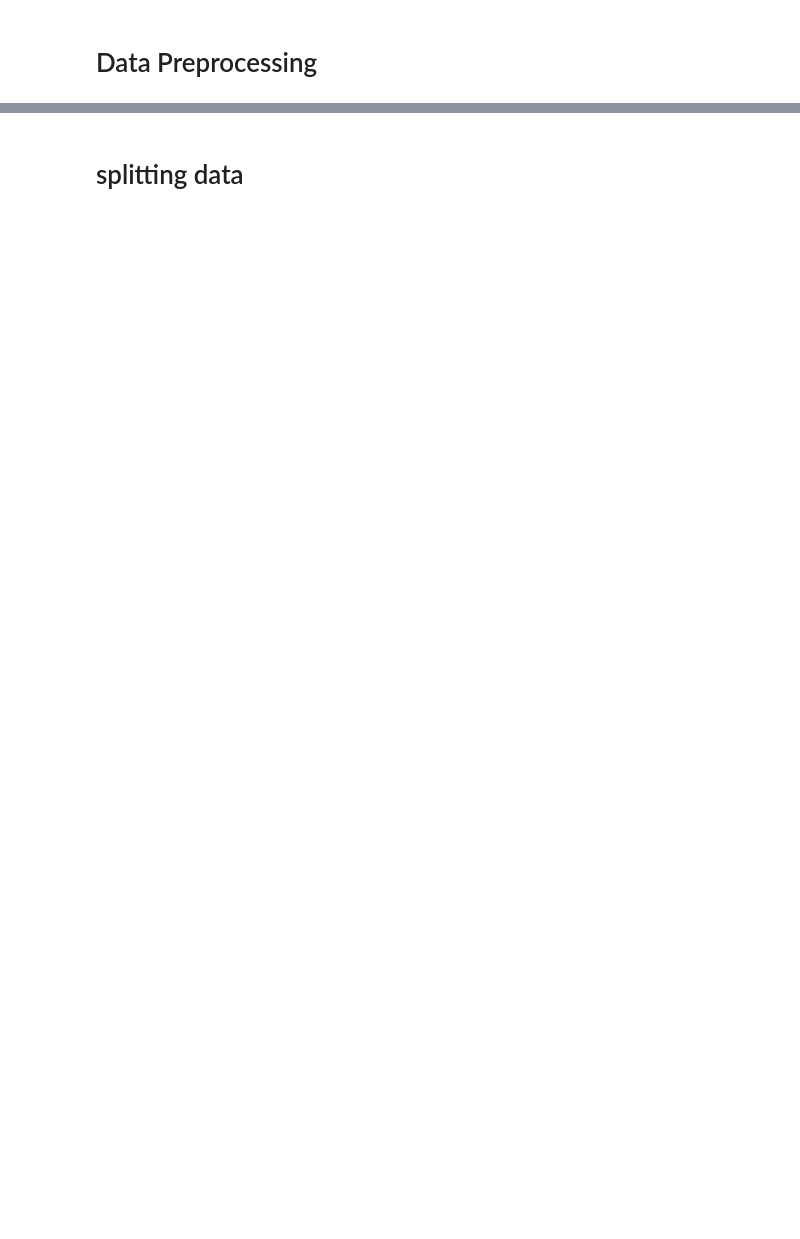
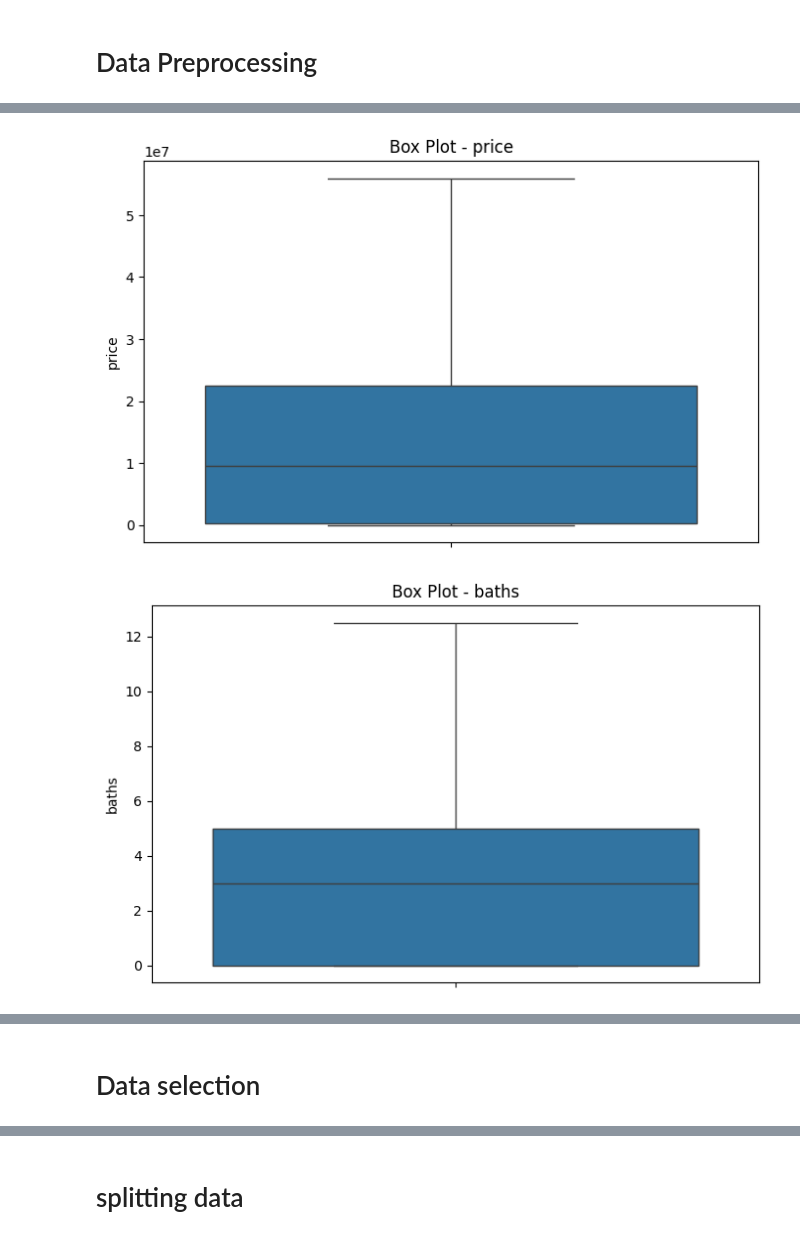
Before and after one commit to khaaaleed-5/Advanced-ML, a Jupyter notebook: SVM/SVM.ipynb, the cells around one changed output, grey strips where cells are left out. Saved outputs shown, nothing was run; the diff lists cells and outputs as text; code cells hidden in the pictures; blank space fills up the shorter version.

```diff
--- a/SVM/SVM.ipynb
+++ b/SVM/SVM.ipynb
@@ -104,0 +160,6 @@ df
+# %%
+# visualize df after removing outliers
+visualize_boxplot(df, numeric_columns)
+# %% [output]
+[figure, added]
+[figure, added]
@@ -104,0 +168,2 @@ df
+# %% [markdown]
+# Data selection
```
Also changed, not shown: parts of 27 cells of this notebook, 3 other files.
